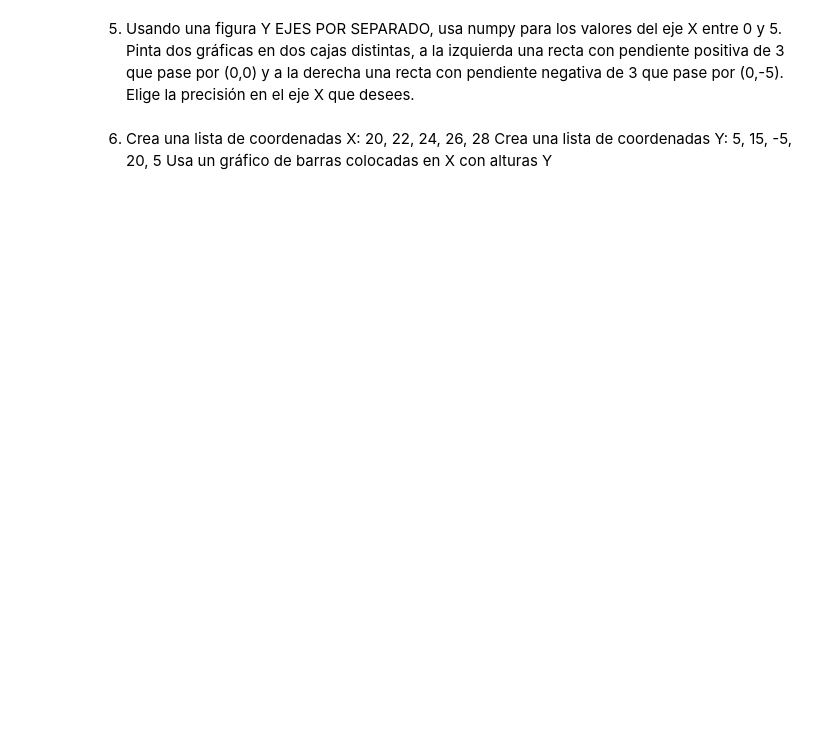
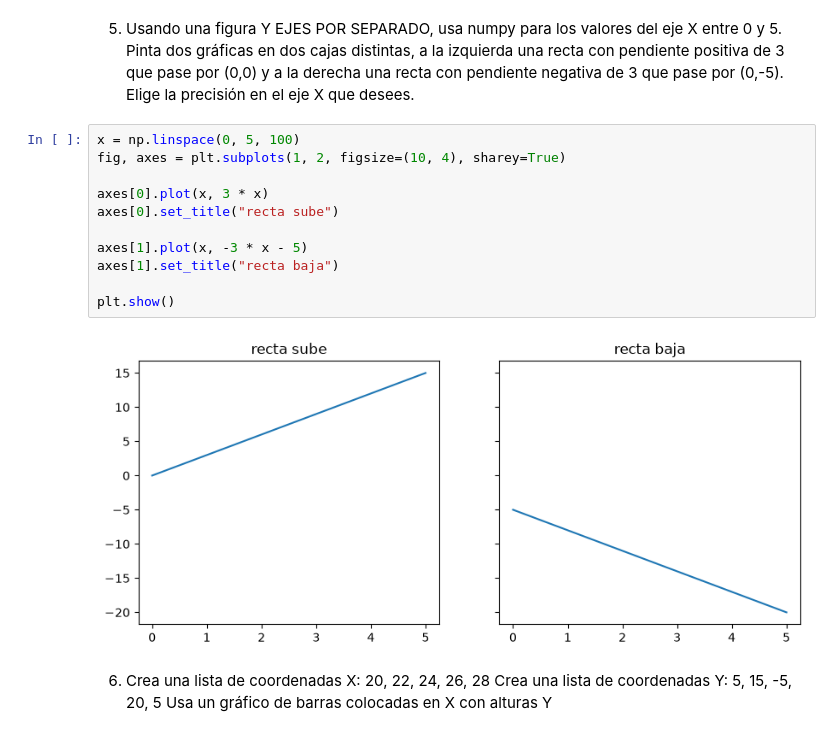
Before and after one commit to mochilooo/2026-10-BILBAO-FT-Data-Science, a Jupyter notebook: 2-Data_Analysis/6-Visualización/1-Matplotlib/ejercicios/ejercicios_Matplotlib_YERAY.ipynb, the cells around one changed output. Drawn from its saved outputs; the diff is of its cells as text; blank space fills up the shorter version.

```diff
--- a/2-Data_Analysis/6-Visualización/1-Matplotlib/ejercicios/ejercicios_Matplotlib_YERAY.ipynb
+++ b/2-Data_Analysis/6-Visualización/1-Matplotlib/ejercicios/ejercicios_Matplotlib_YERAY.ipynb
@@ -17,5 +70,18 @@ Elige la precisión en el eje X que desees.
 # %% [markdown]
 5. Usando una figura Y EJES POR SEPARADO, usa numpy para los valores del eje X entre 0 y 5. Pinta dos gráficas en dos cajas distintas, a la izquierda una recta con pendiente positiva de 3 que pase por (0,0) y a la derecha una recta con pendiente negativa de 3 que pase por (0,-5). Elige la precisión en el eje X que desees.
+# %%
+x = np.linspace(0, 5, 100)
+fig, axes = plt.subplots(1, 2, figsize=(10, 4), sharey=True)
+
+axes[0].plot(x, 3 * x)
+axes[0].set_title("recta sube")
+
+axes[1].plot(x, -3 * x - 5)
+axes[1].set_title("recta baja")
+
+plt.show()
+# %% [output]
+[figure, added]
 # %% [markdown]
 6. Crea una lista de coordenadas X: 20, 22, 24, 26, 28
 Crea una lista de coordenadas Y: 5, 15, -5, 20, 5
```
Also changed, not shown: parts of 18 cells of this notebook, 8 other files.
